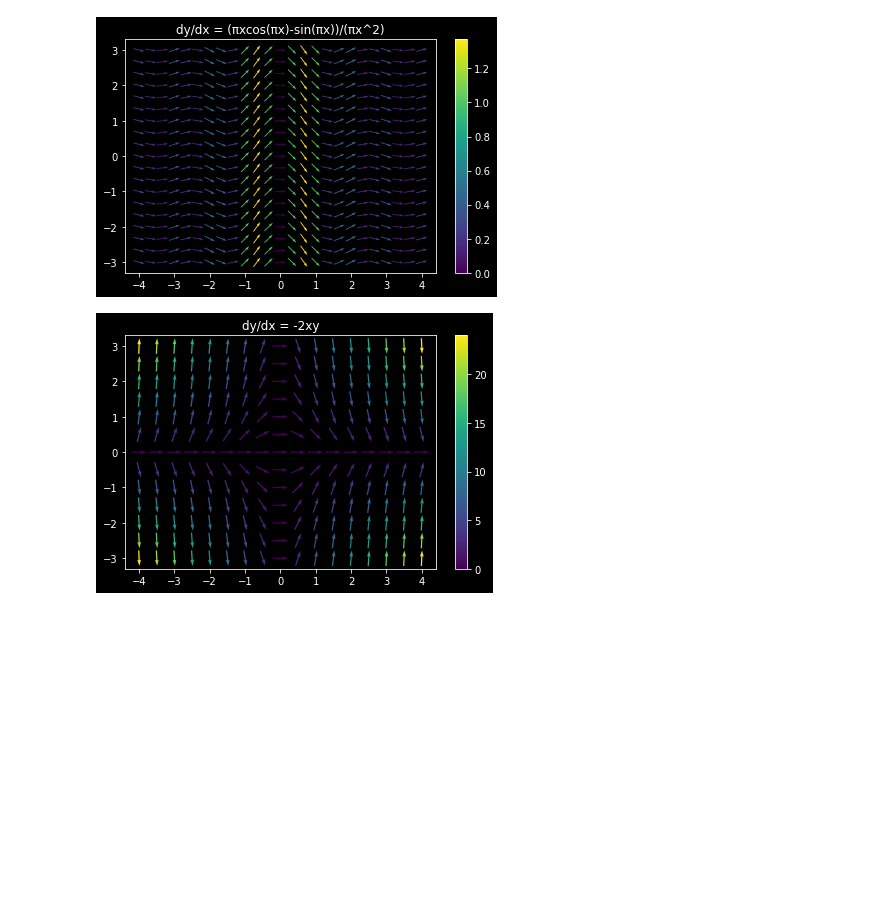
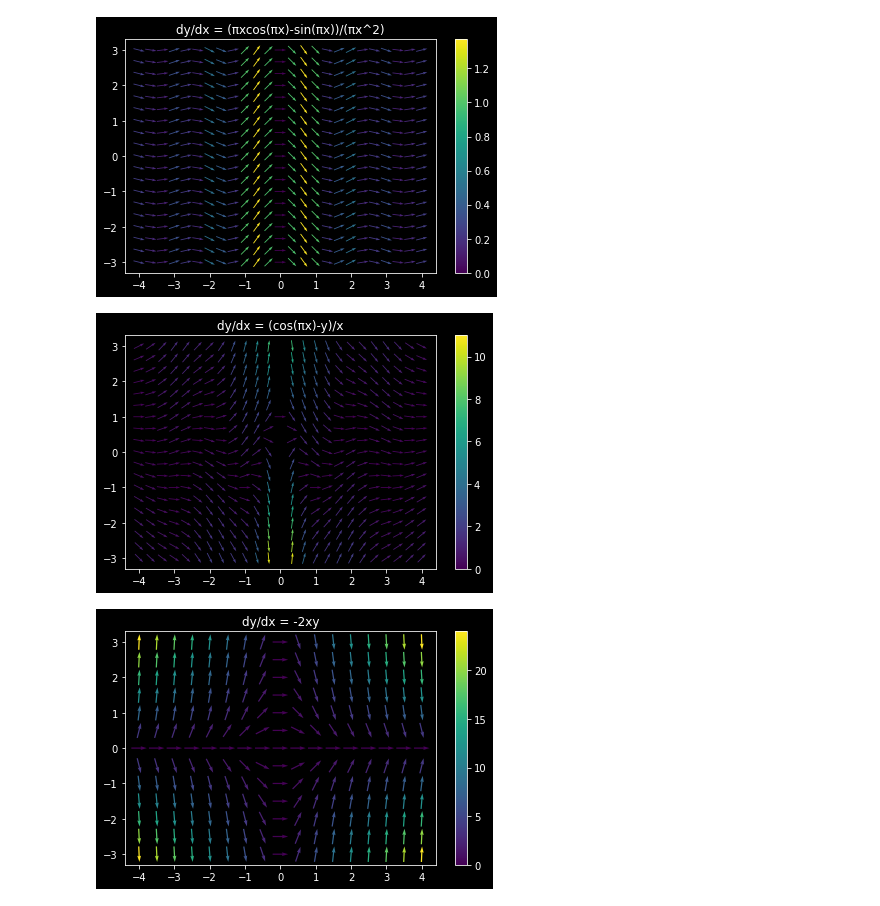
Before and after one commit to zachartrand/Field-plots, a Jupyter notebook: slope_fields/slope_fields.ipynb, the cells around one changed output. Drawn from its saved outputs; the diff is of its cells as text; code cells hidden in the pictures; blank space fills up the shorter version.

```diff
--- a/slope_fields/slope_fields.ipynb
+++ b/slope_fields/slope_fields.ipynb
@@ -203,6 +205,39 @@ plt.tight_layout()
 plt.show()
 # %% [output]
 [figure]
+# %%
+x_max = 4
+y_max = 3
+x, y = np.meshgrid(
+    np.linspace(-x_max, x_max, int(6*x_max+1)),
+    np.linspace(-y_max, y_max, int(6*y_max+1))
+)
+d = np.vectorize(
+    lambda x, y:
+    (np.cos(np.pi*x) - y)/x if x else
+    0 if y == 1 else
+    np.nan
+)
+dy = d(x, y)
+mag = np.hypot(1, dy)
+v = dy/mag
+plt.quiver(
+    x, y,
+    1/mag, v,
+    np.abs(dy),
+    cmap = cmap,
+    norm = colors.Normalize(vmin=0, vmax=11),
+    pivot = "mid",
+    scale = 27,
+)
+plt.colorbar()
+plt.title(f"dy/dx = (cos({pi_chr}x)-y)/x")
+plt.tight_layout()
+# plt.savefig(f"./svg/sinc_x_2_slope_field_{cmap}.svg")
+
+plt.show()
+# %% [output]
+[figure, added]
 # %%
 x_max = 4
 y_max = 3
```
Also changed, not shown: parts of 14 cells of this notebook, 22 other files.
